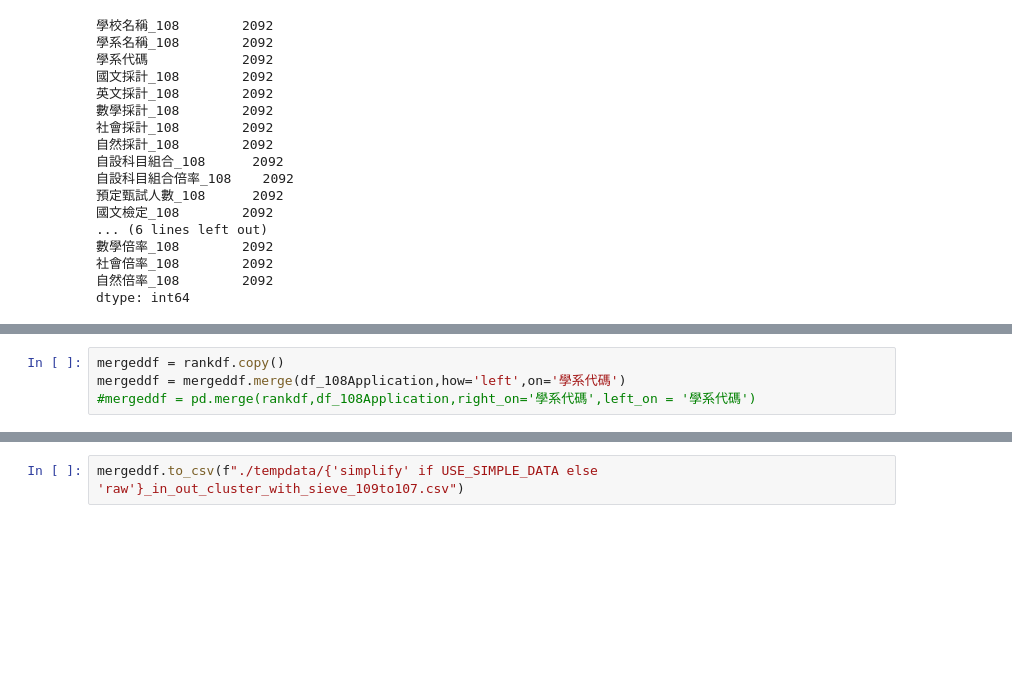
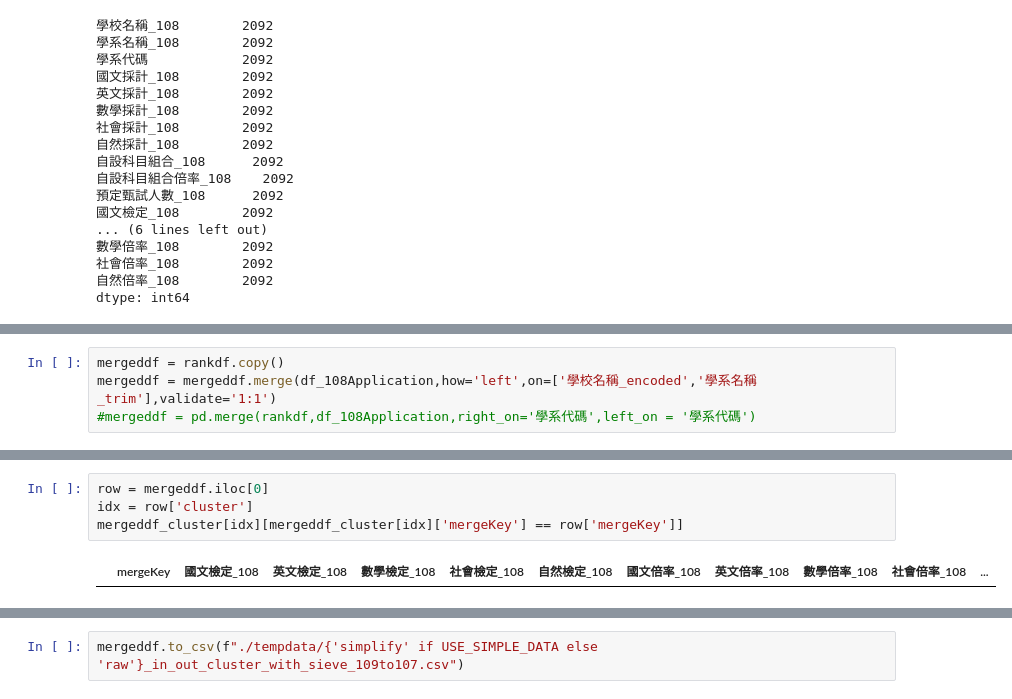
Before and after one commit to marsneko/schoolNetworkGithub, a Jupyter notebook: analyzeCodes/ClusteredDataAnalyze.ipynb, the cells around one changed output, grey strips where cells are left out. Cells and saved outputs as stored; diff of their text form; blank space fills up the shorter version.

```diff
--- a/analyzeCodes/ClusteredDataAnalyze.ipynb
+++ b/analyzeCodes/ClusteredDataAnalyze.ipynb
@@ -705,4 +746,4 @@ dtype: int64
 # %%
 mergeddf = rankdf.copy()
-mergeddf = mergeddf.merge(df_108Application,how='left',on='學系代碼')
+mergeddf = mergeddf.merge(df_108Application,how='left',on=['學校名稱_encoded','學系名稱_trim'],validate='1:1')
 #mergeddf = pd.merge(rankdf,df_108Application,right_on='學系代碼',left_on = '學系代碼')
@@ -743,0 +859,6 @@ Length: 77, dtype: int64
+# %%
+row = mergeddf.iloc[0]
+idx = row['cluster']
+mergeddf_cluster[idx][mergeddf_cluster[idx]['mergeKey'] == row['mergeKey']]
+# %% [output]
+|  | mergeKey | 國文檢定_108 | 英文檢定_108 | 數學檢定_108 | 社會檢定_108 | 自然檢定_108 | 國文倍率_108 | 英文倍率_108 | 數學倍率_108 | 社會倍率_108 | ... |
```
Also changed, not shown: parts of 15 cells of this notebook.
